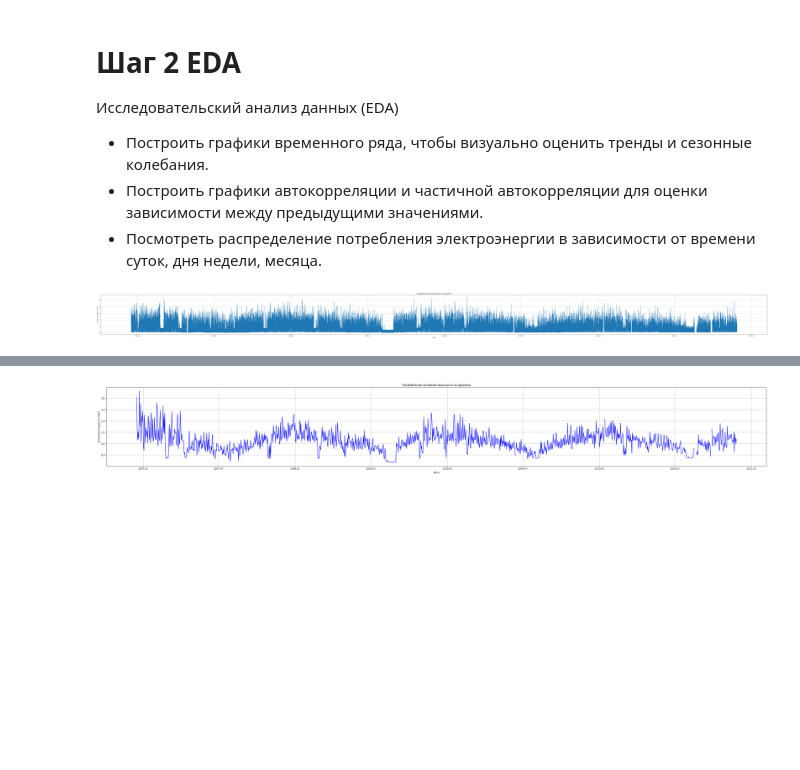
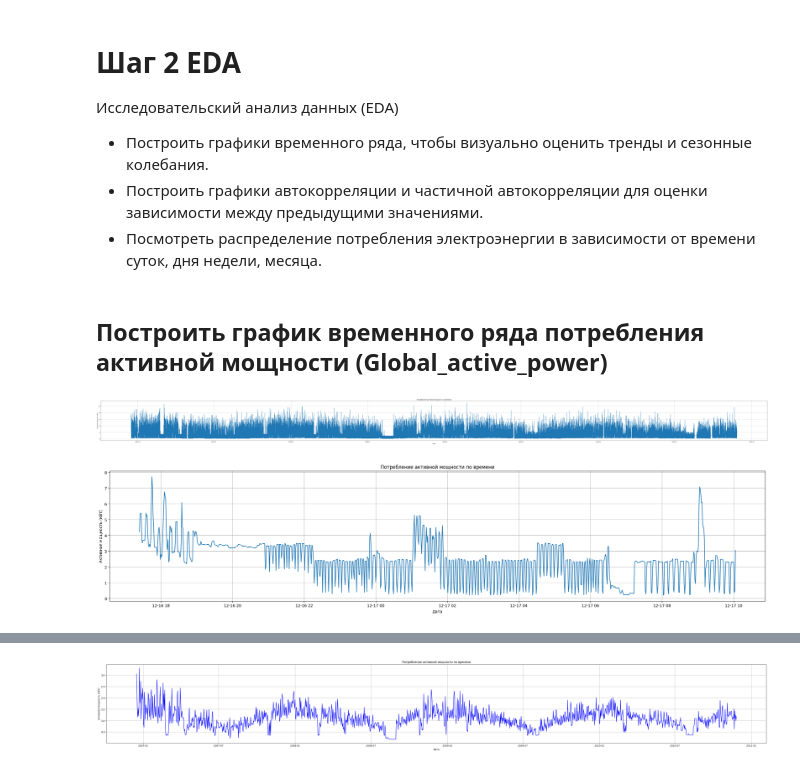
Before and after one commit to zyf2021/Forecasting-electricity-consumption, a Jupyter notebook: forecasting-electricity-consumption.ipynb, the cells around one changed output, grey strips where cells are left out. Cells and saved outputs as stored; diff of their text form; code cells hidden in the pictures; blank space fills up the shorter version.

```diff
--- a/forecasting-electricity-consumption.ipynb
+++ b/forecasting-electricity-consumption.ipynb
@@ -107,3 +87,0 @@ dtype: int64
-# %%
-for col in data.columns:
-    data[col].fillna(data[col].mean(), inplace=True)
@@ -146,0 +127,12 @@ dtype: int64
+# %%
+data['Sub_metering_1'].fillna(data['Sub_metering_1'].mean(), inplace=True)
+data['Sub_metering_2'].fillna(data['Sub_metering_2'].mean(), inplace=True)
+data['Sub_metering_3'].fillna(data['Sub_metering_3'].mean(), inplace=True)
+
+data['Global_active_power'].fillna(data['Global_active_power'].mean(), inplace=True)
+data['Global_reactive_power'].fillna(data['Global_reactive_power'].mean(), inplace=True)
+data['Voltage'].fillna(data['Voltage'].mean(), inplace=True)
+
+data['Global_intensity'].fillna(data['Global_intensity'].mean(), inplace=True)
+
+data.isnull().sum()
@@ -160,4 +209,6 @@ data.head()
 - Построить графики временного ряда, чтобы визуально оценить тренды и сезонные колебания.
 - Построить графики автокорреляции и частичной автокорреляции для оценки зависимости между предыдущими значениями.
 - Посмотреть распределение потребления электроэнергии в зависимости от времени суток, дня недели, месяца.
+# %% [markdown]
+## Построить график временного ряда потребления активной мощности (Global_active_power)
 # %%
@@ -173,3 +222,14 @@ plt.grid(True)
 plt.show()
 # %% [output]
 [figure]
+# %%
+# График временного ряда
+plt.figure(figsize=(30, 6))
+plt.plot(data['Datetime'].iloc[:1000], data['Global_active_power'].iloc[:1000])
+plt.title('Потребление активной мощности по времени')
+plt.xlabel('Дата')
+plt.ylabel('Активная мощность (кВт)')
+plt.grid(True)
+plt.show()
+# %% [output]
+[figure, added]
```
Also changed, not shown: parts of 63 cells of this notebook.
